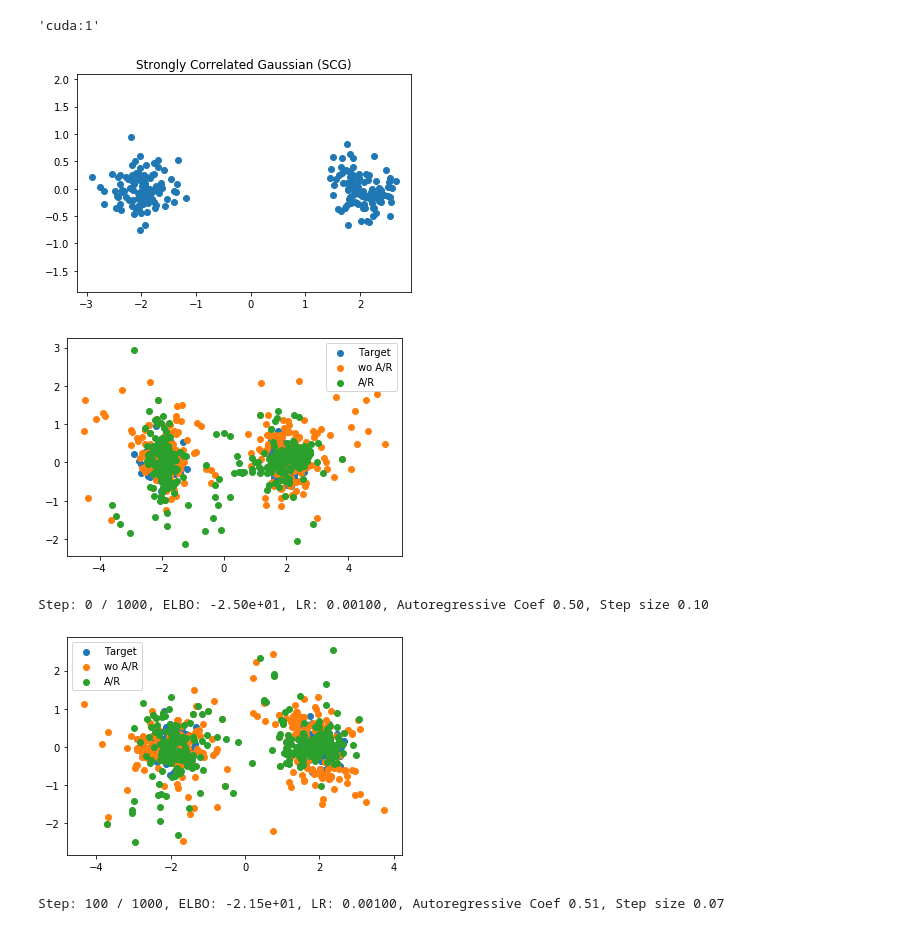
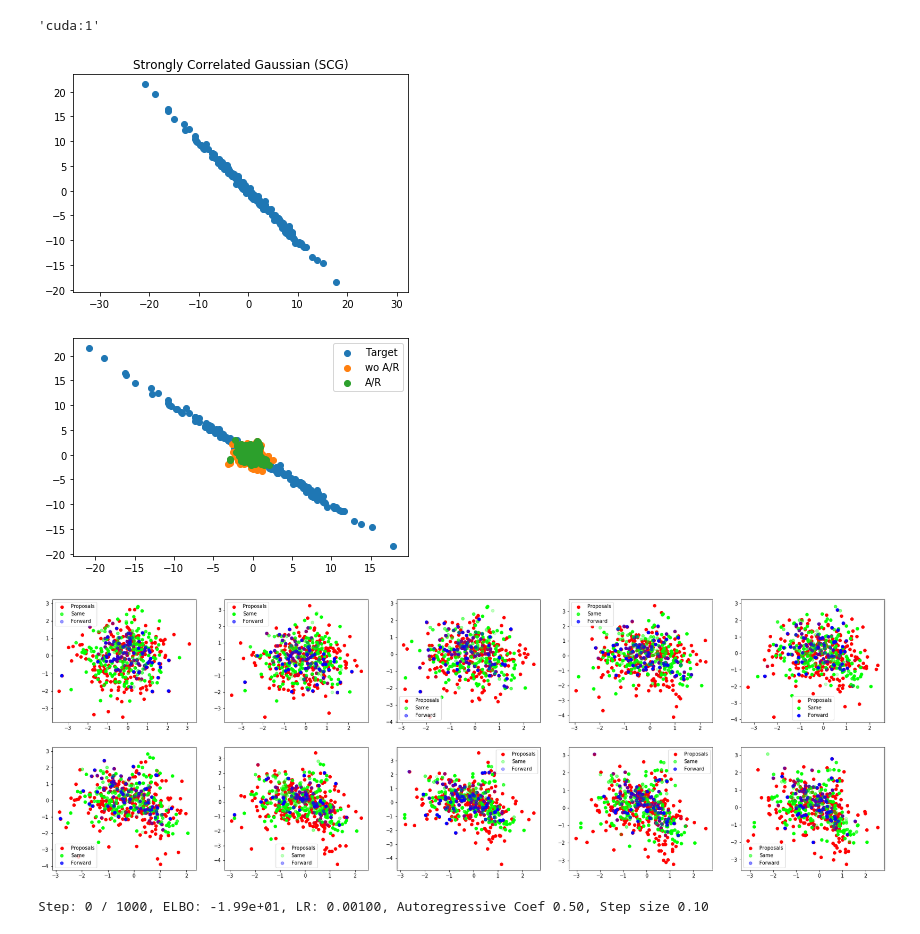
Before and after one commit to nkotelevskii/l2hmc_pytorch, a Jupyter notebook: l2hmc/our_alg.ipynb, the cells around one changed output. Saved outputs shown, nothing was run; the diff lists cells and outputs as text; code cells hidden in the pictures.

Commit message:
Visualization addded.

```diff
--- a/l2hmc/our_alg.ipynb
+++ b/l2hmc/our_alg.ipynb
@@ -36,7 +36,8 @@ from notebook_utils_pt import get_hmc_samples
 network = Net
 # %%
 x_dim = 2  # dimensionality of data
-T = 5 # num of leapfrogs
+T = 2 # num of leapfrogs
+K = 10
 
 mu = np.zeros(2,)
 mu = torch.tensor(mu, dtype=torch.float32).to(device)
@@ -52,8 +53,8 @@ covs = torch.tensor(np.array([cov_1, cov_2]), dtype=torch.float32, device=device
 pis = np.array([0.5, 0.5])
 
 
-distribution = GMM(mus, covs, pis, device=device)
-# distribution = Gaussian(mu, cov, device=device)
+# distribution = GMM(mus, covs, pis, device=device)
+distribution = Gaussian(mu, cov, device=device)
 
 dynamics = Dynamics(x_dim, distribution.get_energy_function(), T=T, eps=0.1, net_factory=network, device=device)
 # %%
@@ -63,7 +64,7 @@ plt.scatter(S[:, 0], S[:, 1])
 plt.axis('equal')
 plt.show()
 # %% [output]
-[figure, old version]
+[figure, new version]
 # %%
 n_batches = 1000 #2500 #5000
 n_samples = 300
@@ -91,6 +91,7 @@ def compute_loss(z_new, p_new, z_old, p_old, sum_log_alpha, sum_log_jac):
     return elbo_full.detach().mean().item(), grad_elbo
 
 for t in tqdm(range(n_batches)):
+    plt.close()
     z_old = std_normal.sample((n_samples, x_dim))
     p_old = std_normal.sample((n_samples, x_dim))
     optim.zero_grad()
@@ -104,6 +105,7 @@ for t in tqdm(range(n_batches)):
         array_z = []
         array_directions = []
         array_alpha = []
+        array_prop = []
 
     for k in range(K):
         u = std_normal.sample(p_old.shape)
@@ -111,37 +113,60 @@ for t in tqdm(range(n_batches)):
         z_prop, p_prop, log_alpha, z_new, log_jac, directions = propose(x=z_new, dynamics=dynamics,
                                                        init_v=p_new, do_mh_step=True, device=device, our_alg=True, use_barker=True)
         coeff = torch.sigmoid(autoregressive_coeff_logit)
         p_new = p_prop * coeff + torch.sqrt(1. - coeff**2) * u
         z_new = z_new[0]
 
         sum_log_alpha = sum_log_alpha + log_alpha
         sum_log_jacobian = sum_log_jacobian + log_jac + x_dim * torch.log(coeff)
+
+        if t % print_info == 0:
+            array_z.append(z_new.detach())
+            array_prop.append(z_prop.detach())
+            array_directions.append(directions.detach())
+            array_alpha.append(log_alpha.detach())
+
     if t % print_info == 0:
         plt.scatter(S[:, 0], S[:, 1], label='Target')
         plt.scatter(z_prop.cpu().detach()[:, 0], z_prop.cpu().detach()[:, 1], label='wo A/R')
         plt.scatter(z_new.cpu().detach()[:, 0], z_new.cpu().detach()[:, 1], label='A/R')
         plt.legend()
         plt.show();
+
+        fig, ax = plt.subplots(ncols=5, nrows=K // 5, figsize=(30, 10))
+        label = ['Same', 'Forward']
+        for kk in range(K):
+            ax[kk // 5, kk % 5].scatter(array_prop[kk][:, 0].cpu().numpy(), array_prop[kk][:, 1].cpu().numpy(), color='r', label='Proposals')
+            for d in [0., 1.]:
+                z_c = array_z[kk][array_directions[kk]==d]
+                alpha_c = array_alpha[kk][array_directions[kk]==d].cpu().exp().numpy()
+                color = np.zeros((z_c.shape[0], 4))
+                color[:, 3] = alpha_c
+                color[:, int(d + 1)] = 1.
+                ax[kk // 5, kk % 5].scatter(z_c[:, 0].cpu().numpy(), z_c[:, 1].cpu().numpy(), color=color, label=label[int(d)])
+#                 ax[kk].set_xlim((-x_lim, x_lim))
+#                 ax[kk].set_ylim((-y_lim, y_lim))
+                ax[kk // 5, kk % 5].legend()
+        plt.show();
+
 
     elbo_full, grad_elbo = compute_loss(z_new=z_new, p_new=p_new, z_old=z_old, p_old=p_old, sum_log_alpha=sum_log_alpha,
                                         sum_log_jac=sum_log_jacobian)
     (-grad_elbo).backward()
     optim.step()
     scheduler.step()
     #     pdb.set_trace()
 
     if t % print_info == 0:
         current_lr = None
         for param_group in optim.param_groups:
             current_lr = param_group['lr']
         print ('Step: %d / %d, ELBO: %.2e, LR: %.5f, Autoregressive Coef %.2f, Step size %.2f' % (t, n_batches, elbo_full, current_lr,
                                                             torch.sigmoid(autoregressive_coeff_logit).cpu().detach().item(),
                                                               dynamics.alpha.cpu().detach().item()))
 # %% [output]
-[figure, old version]
+[figure, new version]
+[figure, new version]
-Step: 0 / 1000, ELBO: -2.50e+01, LR: 0.00100, Autoregressive Coef 0.50, Step size 0.10
+Step: 0 / 1000, ELBO: -1.99e+01, LR: 0.00100, Autoregressive Coef 0.50, Step size 0.10
-[figure, old version]
-Step: 100 / 1000, ELBO: -2.15e+01, LR: 0.00100, Autoregressive Coef 0.51, Step size 0.07
 # %%
 length_of_chains = 500 #2000
 # %%
```
Also changed, not shown: parts of 1 cell of this notebook.
